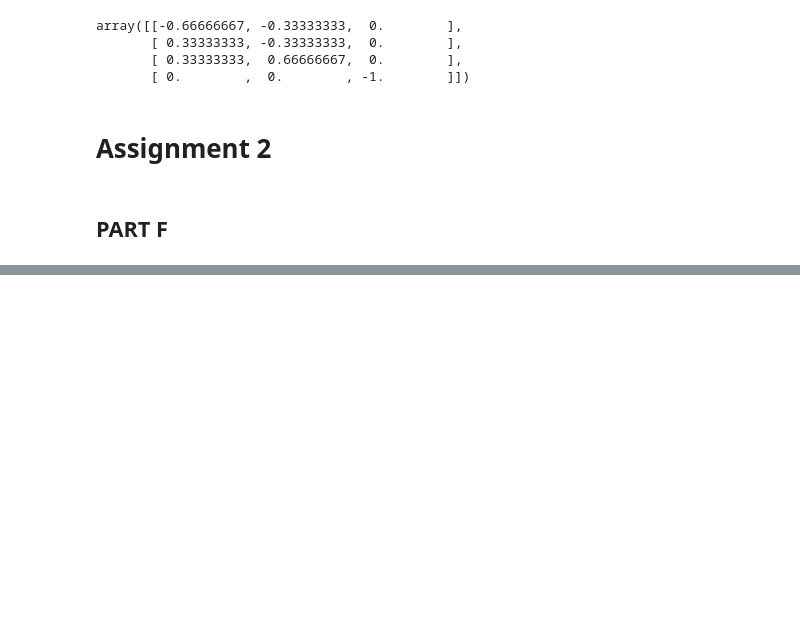
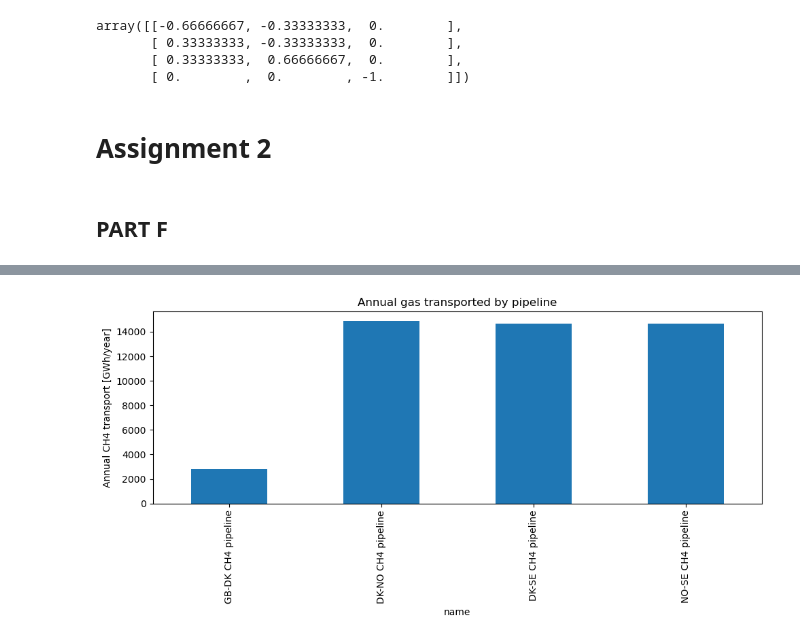
Before and after one commit to martinsiitam/ieg-spring-2026, a Jupyter notebook: martin/project.ipynb, the cells around one changed output, grey strips where cells are left out. Cells and saved outputs as stored; diff of their text form; code cells hidden in the pictures; blank space fills up the shorter version.

```diff
--- a/martin/project.ipynb
+++ b/martin/project.ipynb
@@ -3373,0 +4321,18 @@ energy_all
+# %%
+# Select CH4 pipelines
+gas_pipes = n.links.index[n.links.carrier == "CH4 pipeline"]
+
+# Hourly gas flows [MW_CH4]
+gas_flows = n.links_t.p0[gas_pipes]
+
+w = n.snapshot_weightings.objective
+
+gas_transport_by_pipe = (
+    gas_flows.abs()
+    .mul(w, axis=0)
+    .sum()
+    / 1000   # MWh -> GWh
+)
+
+print("Annual CH4 transported by pipeline [GWh]:")
+display(gas_transport_by_pipe.round(2))
@@ -3373,0 +4347,8 @@ energy_all
+# %%
+gas_transport_by_pipe.plot(kind="bar", figsize=(10, 5))
+plt.ylabel("Annual CH4 transport [GWh/year]")
+plt.title("Annual gas transported by pipeline")
+plt.tight_layout()
+plt.show()
+# %% [output]
+[figure, added]
```
Also changed, not shown: parts of 18 cells of this notebook.
